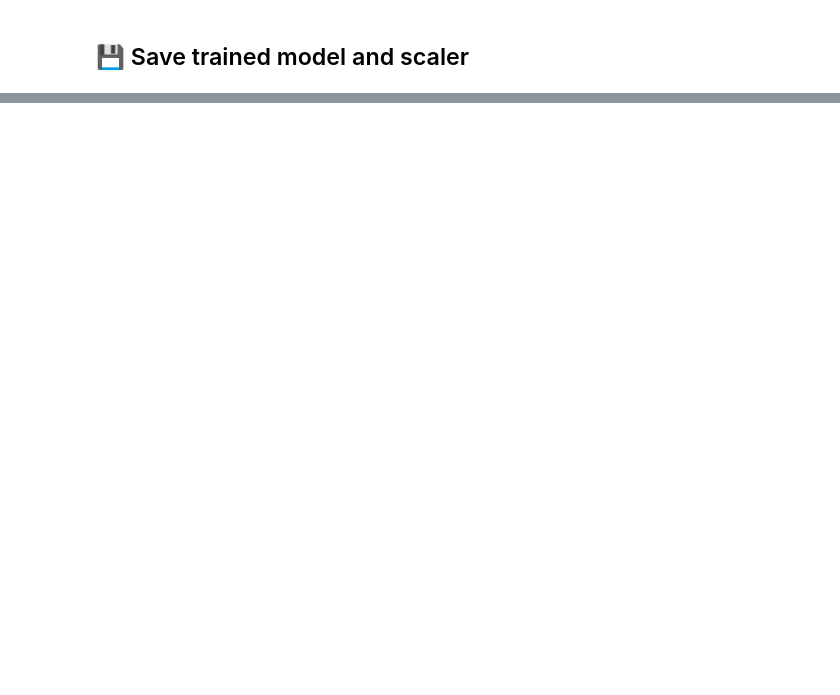
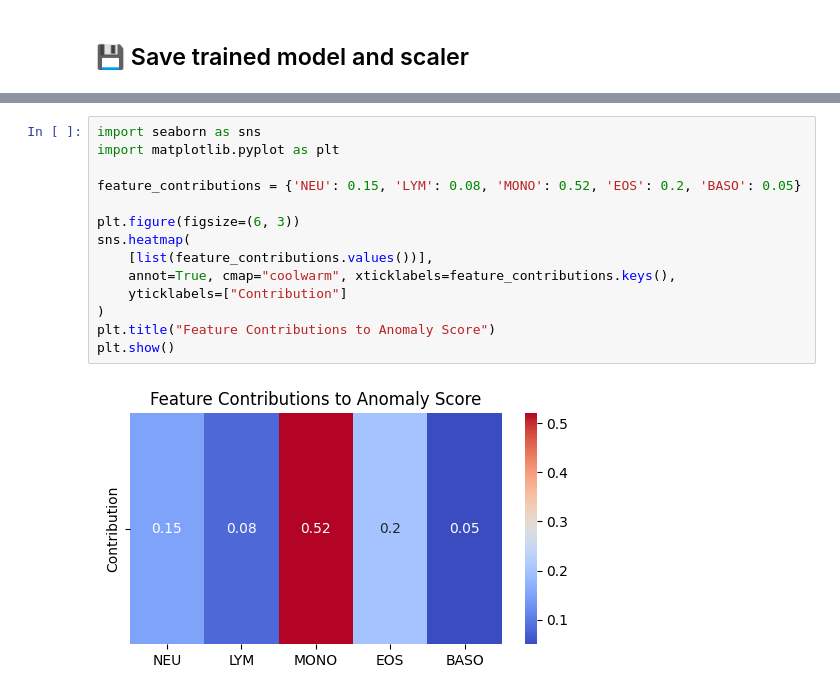
Before and after one commit to Nestlink-org/lstm, a Jupyter notebook: app/models/cbc_lstm.ipynb, the cells around one changed output, grey strips where cells are left out. Drawn from its saved outputs; the diff is of its cells as text; blank space fills up the shorter version.

```diff
--- a/app/models/cbc_lstm.ipynb
+++ b/app/models/cbc_lstm.ipynb
@@ -227,0 +441,16 @@ print("✅ Model and scaler saved successfully.")
+# %%
+import seaborn as sns
+import matplotlib.pyplot as plt
+
+feature_contributions = {'NEU': 0.15, 'LYM': 0.08, 'MONO': 0.52, 'EOS': 0.2, 'BASO': 0.05}
+
+plt.figure(figsize=(6, 3))
+sns.heatmap(
+    [list(feature_contributions.values())],
+    annot=True, cmap="coolwarm", xticklabels=feature_contributions.keys(),
+    yticklabels=["Contribution"]
+)
+plt.title("Feature Contributions to Anomaly Score")
+plt.show()
+# %% [output]
+[figure, added]
```
Also changed, not shown: parts of 16 cells of this notebook, 7 other files.
